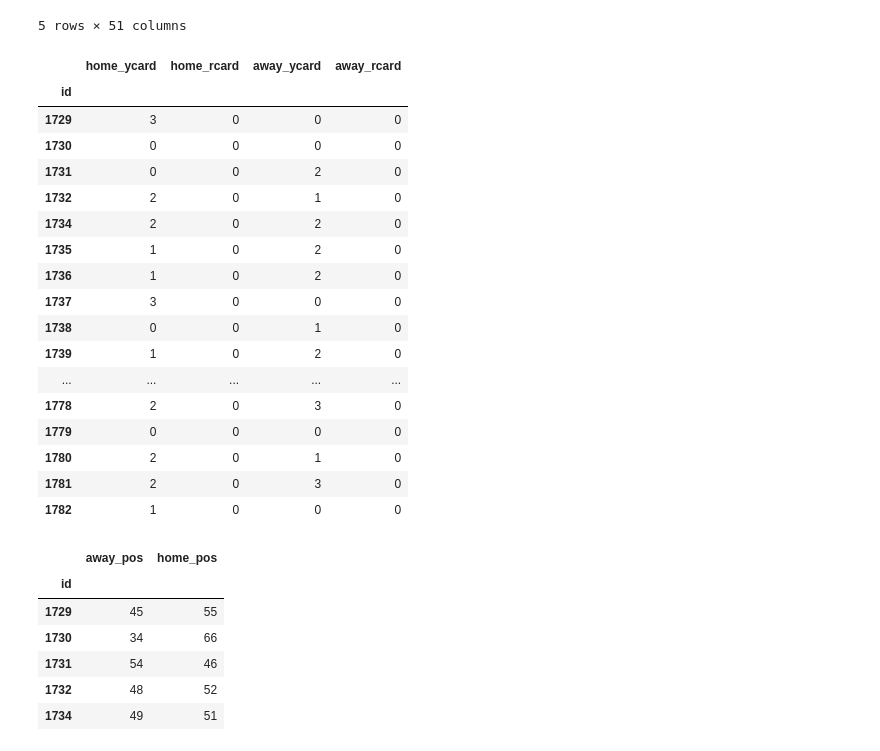
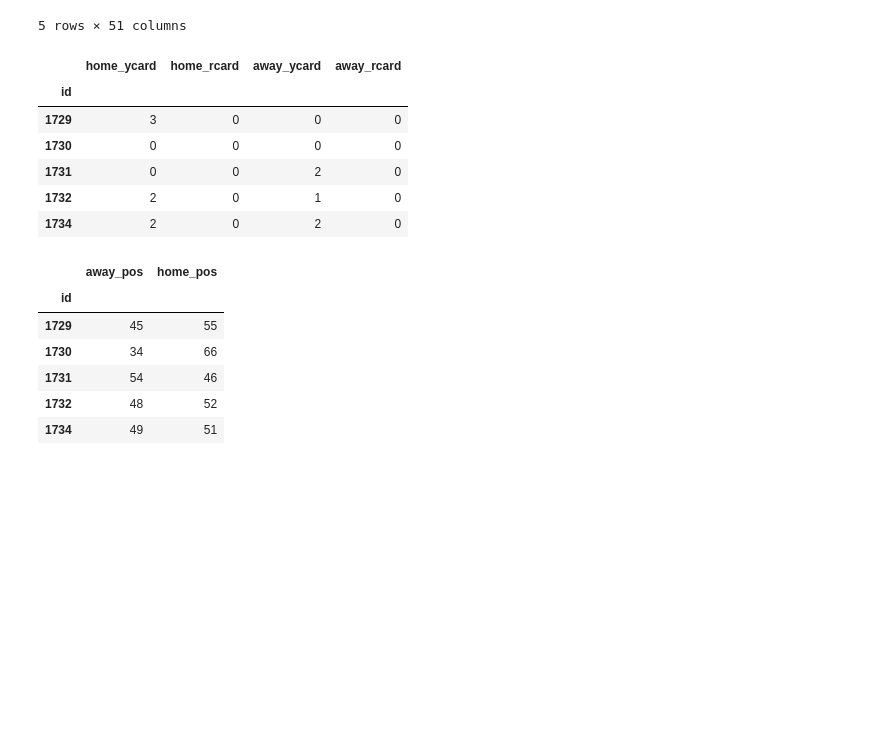
Before and after one commit to amrawadk/football-data-analysis, a Jupyter notebook: build_database.ipynb, the cells around one changed output. Cells and saved outputs as stored; diff of their text form; code cells hidden in the pictures; blank space fills up the shorter version.

Commit message:
Fixed cards AttributeError, nodes with no 'team id' are ignored

```diff
--- a/build_database.ipynb
+++ b/build_database.ipynb
@@ -52,6 +52,6 @@ df[away_fields] = df[away_fields].astype(int)
 df['date'] = df['date'].apply(pd.to_datetime)
 # %%
 # Make df smaller for faster processing
-df = df.head(1150)
+#df = df.head(1150)
 df.shape
 # %% [output]
@@ -209,39 +187,31 @@ df.head(5)
 5 rows × 51 columns
 # %%
 # Get card details
-from pprint import pprint
+
 def get_cards(xml_string, card_type):
     c = Counter()
     for val in ET.fromstring(xml_string).iter('value'):
         if val.find('comment').text == card_type:
-             c.update([val.find('team').text])
+            try:
+                c.update([val.find('team').text])
+            except AttributeError as e:
+                pass
     return c
 
 df['home_ycard'] = df.apply(lambda s: get_cards(s['card'], 'y')[str(s['home_team_api_id'])], axis=1)
 df['home_rcard'] = df.apply(lambda s: get_cards(s['card'], 'r')[str(s['home_team_api_id'])], axis=1)
 df['away_ycard'] = df.apply(lambda s: get_cards(s['card'], 'y')[str(s['away_team_api_id'])], axis=1)
 df['away_rcard'] = df.apply(lambda s: get_cards(s['card'], 'r')[str(s['away_team_api_id'])], axis=1)
 
-df[['home_ycard', 'home_rcard', 'away_ycard', 'away_rcard']].head(50)
+df[['home_ycard', 'home_rcard', 'away_ycard', 'away_rcard']].head(5)
 # %% [output]
 |  | home_ycard | home_rcard | away_ycard | away_rcard |
 | id |  |  |  |  |
 | 1729 | 3 | 0 | 0 | 0 |
 | 1730 | 0 | 0 | 0 | 0 |
 | 1731 | 0 | 0 | 2 | 0 |
 | 1732 | 2 | 0 | 1 | 0 |
 | 1734 | 2 | 0 | 2 | 0 |
-| 1735 | 1 | 0 | 2 | 0 |
-| 1736 | 1 | 0 | 2 | 0 |
-| 1737 | 3 | 0 | 0 | 0 |
-| 1738 | 0 | 0 | 1 | 0 |
-| 1739 | 1 | 0 | 2 | 0 |
-| ... | ... | ... | ... | ... |
-| 1778 | 2 | 0 | 3 | 0 |
-| 1779 | 0 | 0 | 0 | 0 |
-| 1780 | 2 | 0 | 1 | 0 |
-| 1781 | 2 | 0 | 3 | 0 |
-| 1782 | 1 | 0 | 0 | 0 |
 # %%
 # Get possession details for each team
 
```
Also changed, not shown: parts of 15 cells of this notebook.
